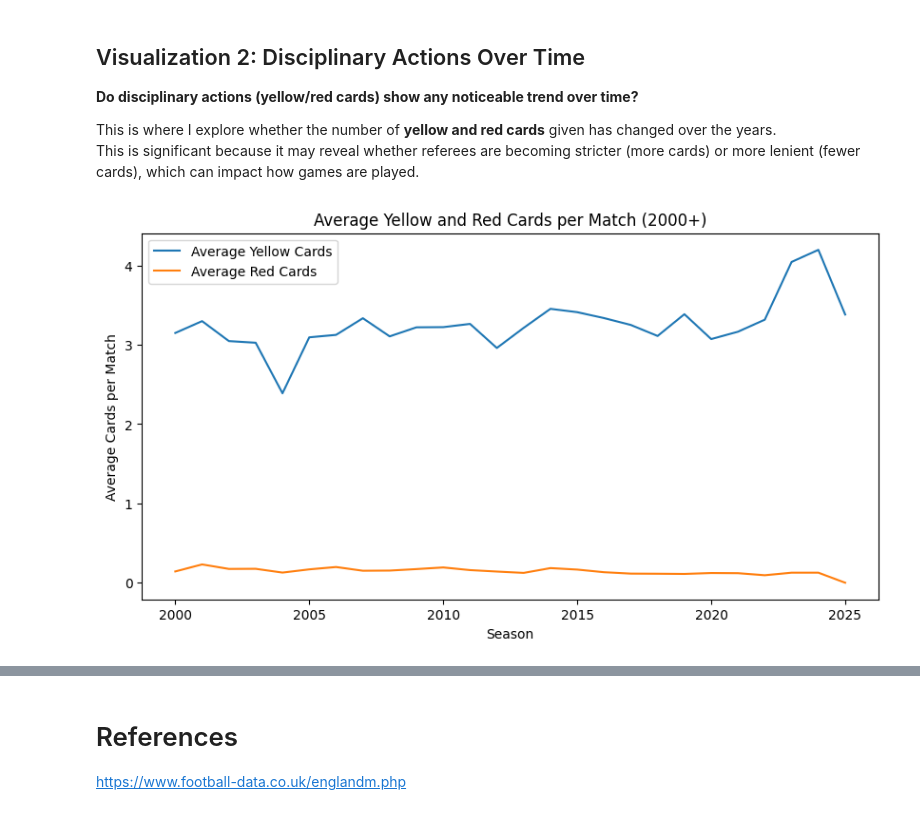
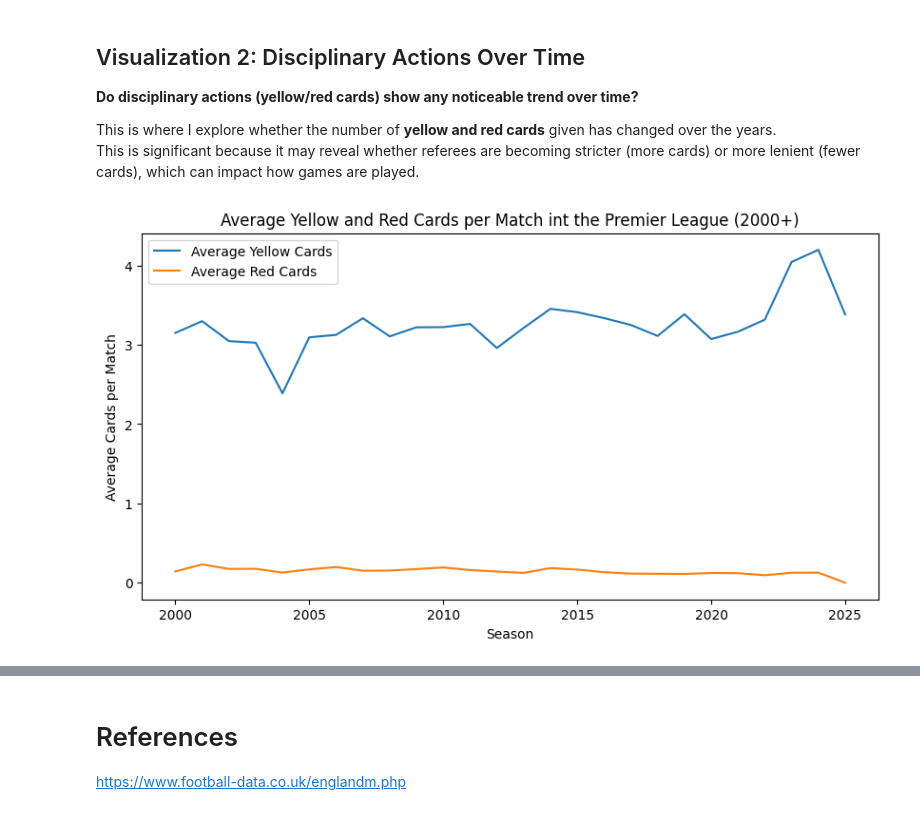
Before and after one commit to kotharisoumil/Premier-League-and-Championship-Analysis, a Jupyter notebook: Premier League and Championship Analysis.ipynb, the cells around one changed output, grey strips where cells are left out. Cells and saved outputs as stored; diff of their text form; code cells hidden in the pictures.

```diff
--- a/Premier League and Championship Analysis.ipynb
+++ b/Premier League and Championship Analysis.ipynb
@@ -182,22 +182,22 @@ This is significant because it may reveal whether referees are becoming stricter
 # %%
 # Filter out seasons before 2000 (no card data collected)
 pl_cards = pl[pl['Season'] >= 2000].copy()
 
 num_cols_cards = pl_cards[['H Yellow', 'A Yellow', 'H Red', 'A Red']].columns
 pl_cards[num_cols_cards] = pl_cards[num_cols_cards].fillna(pl_cards[num_cols_cards].mean())
 
 pl_cards['Total_Yellow'] = pl_cards['H Yellow'] + pl_cards['A Yellow']
 pl_cards['Total_Red'] = pl_cards['H Red'] + pl_cards['A Red']
 
 card_trends = pl_cards.groupby('Season')[['Total_Yellow', 'Total_Red']].mean().reset_index()
 
 plt.figure(figsize=(10,5))
 sns.lineplot(data=card_trends, x='Season', y='Total_Yellow', label='Average Yellow Cards')
 sns.lineplot(data=card_trends, x='Season', y='Total_Red', label='Average Red Cards')
-plt.title("Average Yellow and Red Cards per Match (2000+)")
+plt.title("Average Yellow and Red Cards per Match int the Premier League (2000+)")
 plt.xlabel("Season")
 plt.ylabel("Average Cards per Match")
 plt.legend()
 plt.show()
 # %% [output]
-[figure, old version]
+[figure, new version]
```
Also changed, not shown: parts of 2 cells of this notebook.
